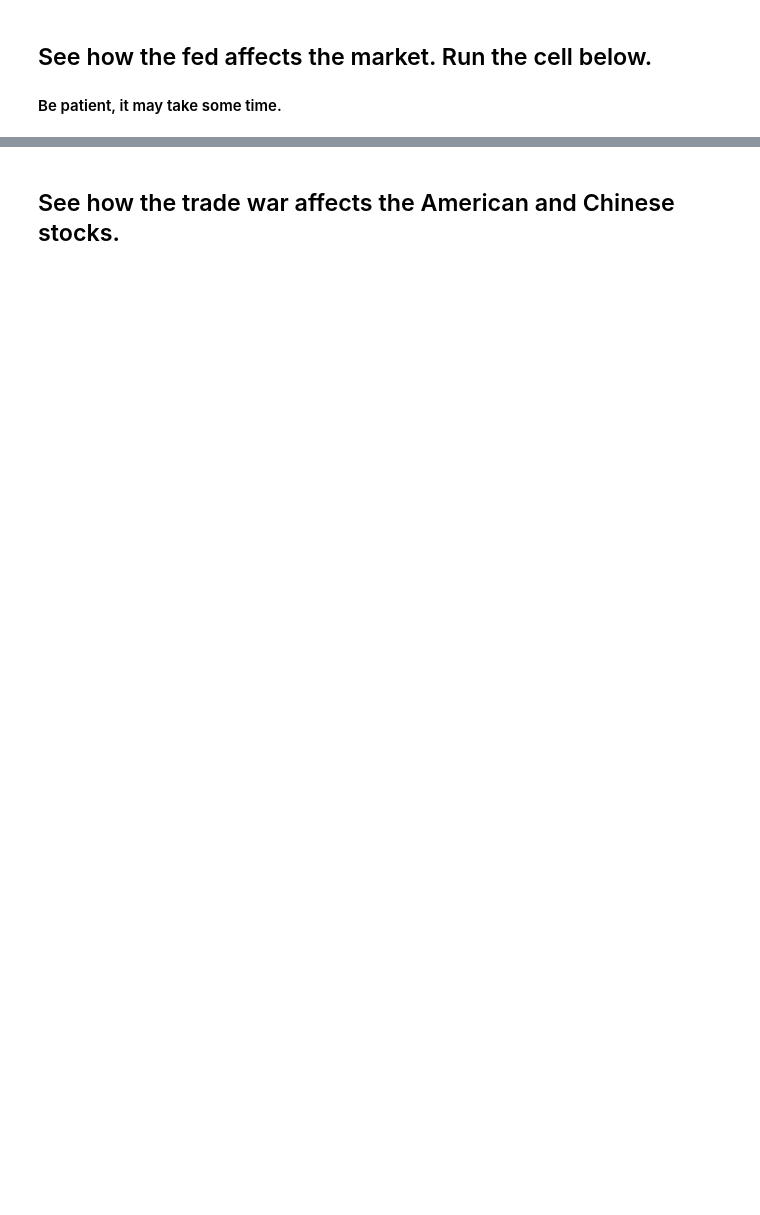
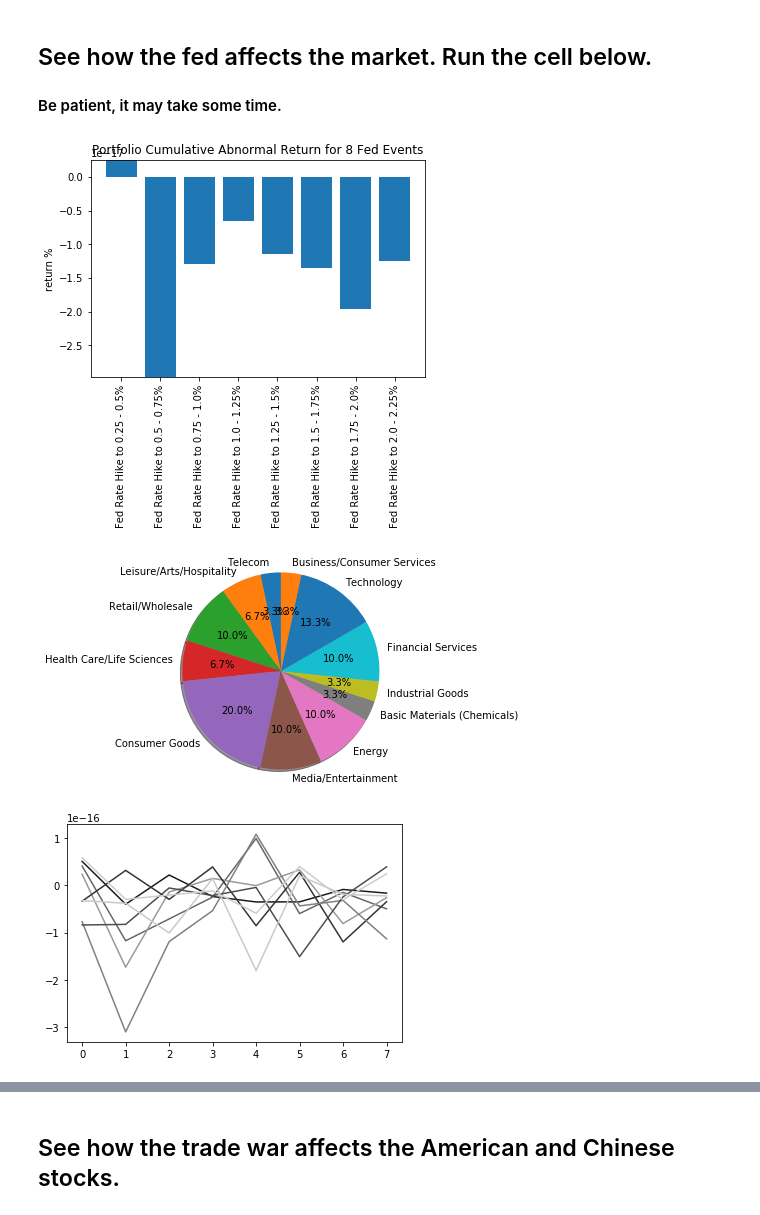
Before and after one commit to Amberyunzhu/Tools-Project-ROESM, a Jupyter notebook: Project_tools_demo.ipynb, the cells around one changed output, grey strips where cells are left out. Drawn from its saved outputs; the diff is of its cells as text; code cells hidden in the pictures; blank space fills up the shorter version.

```diff
--- a/Project_tools_demo.ipynb
+++ b/Project_tools_demo.ipynb
@@ -35,7 +38,7 @@ class EventStudy_Fed():
         self.fed_cumu_ab_ret_per_event = list()
         self.fed_event_list = list()
         self.inds_level_AR = []
-
+        self.indsdict = dict()
 
         for i in range(0,len(self.market)):
             self.dict[self.company[i]] = self.market[i]
@@ -114,12 +117,12 @@ class EventStudy_Fed():
         plt.show()
 
         empty_inds = pd.DataFrame()
-        for i in range(len(instance.inds_level_AR)):
-            empty_inds[f'{i}'] = instance.inds_level_AR[i].values
+        for i in range(len(self.inds_level_AR)):
+            empty_inds[f'{i}'] = self.inds_level_AR[i].values
         z=empty_inds.T
         color = ['0.1','0.4','0.6','0.2','0.5','0.3','0.79','0.8','0.9']
         x = [i for i in range(len(z))]
-        q = instance.inds_level_AR[0].index
+        q = self.inds_level_AR[0].index
         for i in range(len(z)):
             plt.plot(x,z[i],color[i],label =q[i])
         plt.show()
@@ -139,4 +337,8 @@ class EventStudy_Fed():
 fed = EventStudy_Fed(fed_path)
 fed.reg()
 # %%
-fed.visualizaion()
+fed.visualization()
+# %% [output]
+[figure, added]
+[figure, added]
+[figure, added]
```
Also changed, not shown: parts of 10 cells of this notebook.
